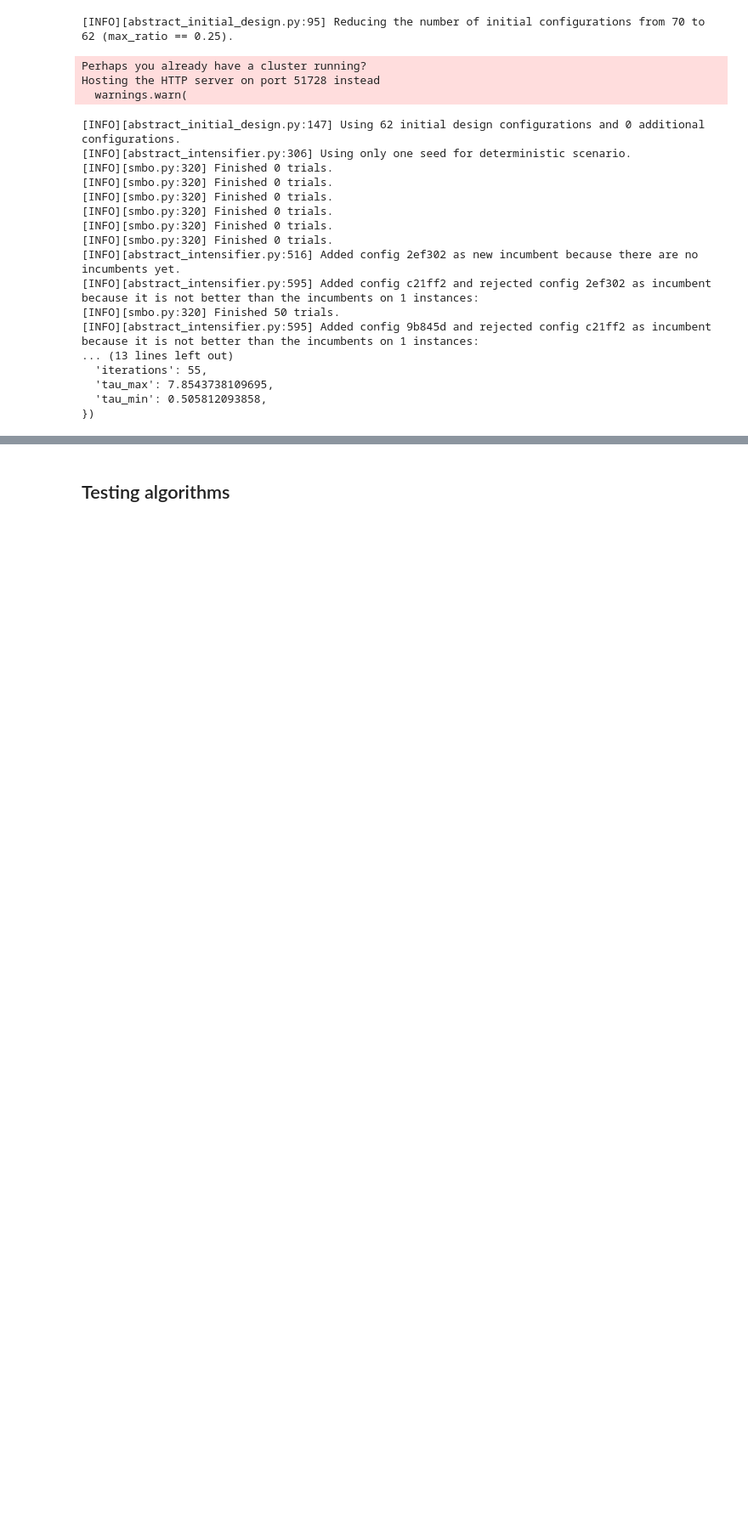
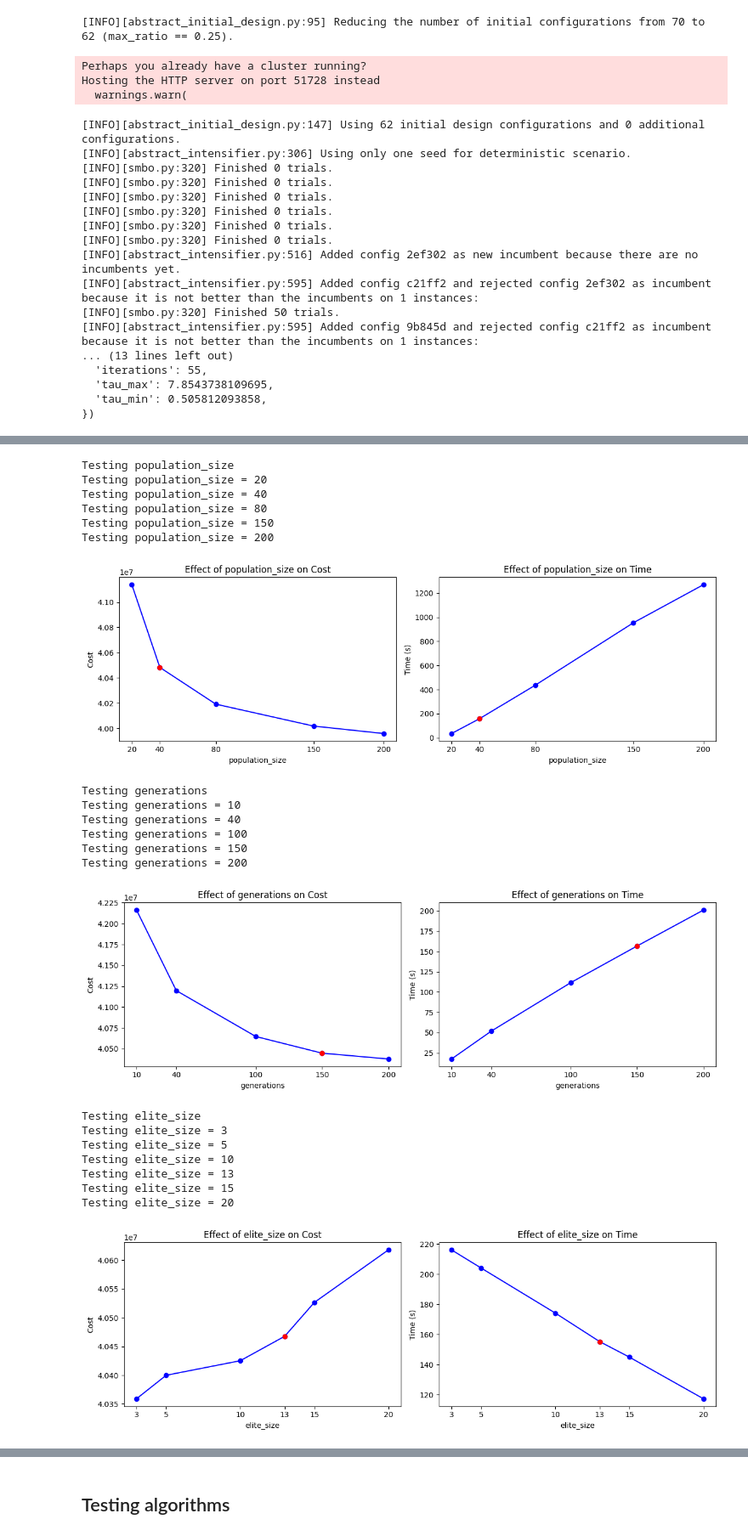
Before and after one commit to bergio13/heuristic-optimization-MWCCP, a Jupyter notebook: Heuristic_HW2.ipynb, the cells around one changed output, grey strips where cells are left out. Shown at 85% size. Drawn from its saved outputs; the diff is of its cells as text; code cells hidden in the pictures; blank space fills up the shorter version.

Commit message:
Added results for most of parameter effect testing

```diff
--- a/Heuristic_HW2.ipynb
+++ b/Heuristic_HW2.ipynb
@@ -40,12 +41,22 @@ test_folder_path_med = "content/test/med"
 test_folder_path_med_large = "content/test/med_large"
 test_folder_path_large = "content/test/large"
 
+tuning_folder_path_small = "content/tuning/small"
+tuning_folder_path_med = "content/tuning/medium"
+tuning_folder_path_med_large = "content/tuning/medium_large"
+tuning_folder_path_large = "content/tuning/large"
+
 
 items = list_files_in_folder(folder_path)
 items_test_small = list_files_in_folder(test_folder_path_small)
 items_test_med = list_files_in_folder(test_folder_path_med)
 items_test_med_large = list_files_in_folder(test_folder_path_med_large)
 items_test_large = list_files_in_folder(test_folder_path_large)
+
+items_tuning_small = list_files_in_folder(tuning_folder_path_small)
+items_tuning_med = list_files_in_folder(tuning_folder_path_med)
+items_tuning_med_large = list_files_in_folder(tuning_folder_path_med_large)
+items_tuning_large = list_files_in_folder(tuning_folder_path_large)
 
 class Graph:
     def __init__(self, U_size, V_size):
@@ -1064,0 +1078,21 @@ Hosting the HTTP server on port 51728 instead
+# %%
+# Final parameters
+GA_params = GAParameters(
+    population_size=40,
+    generations=150,
+    elite_size=13,
+    tournament_size=25,
+    mutation_rate=0.255,
+    crossover_rate=0.79,
+    constraint_penalty=213178
+)
+
+ACO_params = {
+    'alpha': 1.87,
+    'beta': 1.07,
+    'evaporation_rate': 0.69,
+    'ant_count': 22,
+    'iterations': 55,
+    'tau_min': 0.51,
+    'tau_max': 7.85
+}
@@ -1064,0 +1161,37 @@ Hosting the HTTP server on port 51728 instead
+# %%
+paramater_values = {
+    "population_size": [20, 40, 80, 150, 200],
+    "generations": [10, 40, 100, 150, 200],
+    "elite_size": [3, 5, 10, 13, 15, 20],
+    "tournament_size": [3, 5, 10, 15, 20, 25, 30],
+    "mutation_rate": [0.1, 0.2, 0.255, 0.3, 0.4, 0.5],
+    "crossover_rate": [0.5, 0.6, 0.7, 0.79, 0.9, 1.0],
+    "constraint_penalty": [100000, 213178, 500000, 1000000]
+}
+
+for param_name, values in paramater_values.items():
+    print(f"Testing {param_name}")
+    graph_parameters_effect(GA_params, param_name, values)
+# %% [output]
+Testing population_size
+Testing population_size = 20
+Testing population_size = 40
+Testing population_size = 80
+Testing population_size = 150
+Testing population_size = 200
+[figure, added]
+Testing generations
+Testing generations = 10
+Testing generations = 40
+Testing generations = 100
+Testing generations = 150
+Testing generations = 200
+[figure, added]
+Testing elite_size
+Testing elite_size = 3
+Testing elite_size = 5
+Testing elite_size = 10
+Testing elite_size = 13
+Testing elite_size = 15
+Testing elite_size = 20
+[figure, added]
```
Also changed, not shown: parts of 45 cells of this notebook, 14 other files.
